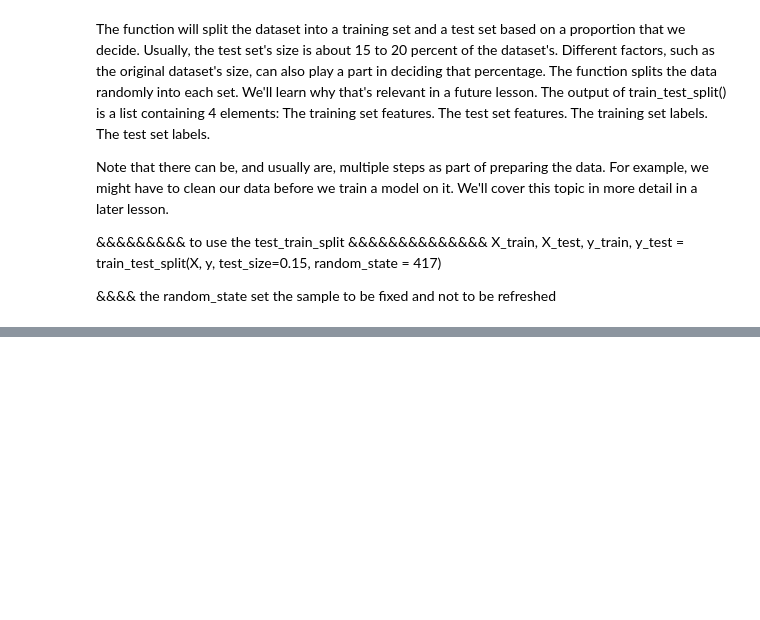
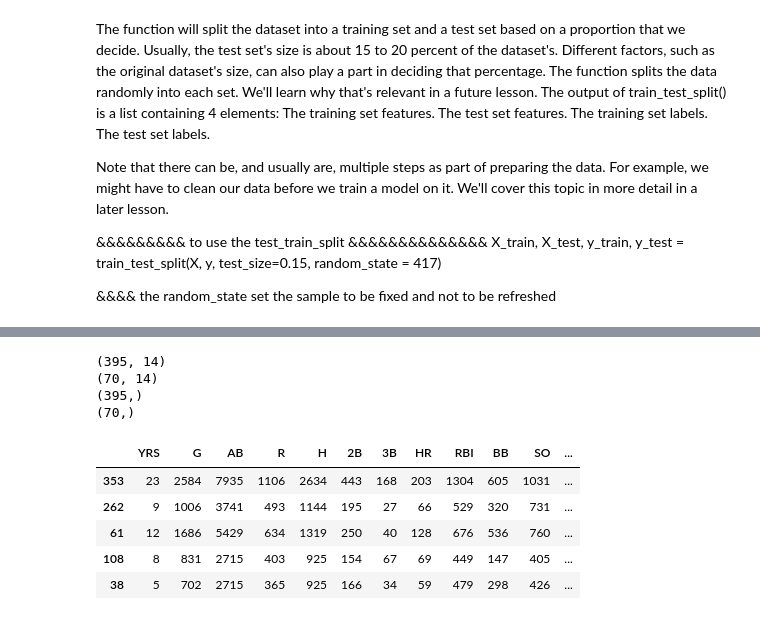
Before and after one commit to LegendSeyi/AI-tutorial-practice, a Jupyter notebook: train_test_split.ipynb, the cells around one changed output, grey strips where cells are left out. Saved outputs shown, nothing was run; the diff lists cells and outputs as text; code cells hidden in the pictures; blank space fills up the shorter version.

```diff
--- a/train_test_split.ipynb
+++ b/train_test_split.ipynb
@@ -73,0 +82,19 @@ X_train, X_test, y_train, y_test =train_test_split(X,y, random_state=23, test_si
+# %%
+print(X_train.shape)
+print(X_test.shape)
+print(y_train.shape)
+print(y_test.shape)
+# %% [output]
+(395, 14)
+(70, 14)
+(395,)
+(70,)
+# %%
+X_train.head()
+# %% [output]
+|  | YRS | G | AB | R | H | 2B | 3B | HR | RBI | BB | SO | ... |
+| 353 | 23 | 2584 | 7935 | 1106 | 2634 | 443 | 168 | 203 | 1304 | 605 | 1031 | ... |
+| 262 | 9 | 1006 | 3741 | 493 | 1144 | 195 | 27 | 66 | 529 | 320 | 731 | ... |
+| 61 | 12 | 1686 | 5429 | 634 | 1319 | 250 | 40 | 128 | 676 | 536 | 760 | ... |
+| 108 | 8 | 831 | 2715 | 403 | 925 | 154 | 67 | 69 | 449 | 147 | 405 | ... |
+| 38 | 5 | 702 | 2715 | 365 | 925 | 166 | 34 | 59 | 479 | 298 | 426 | ... |
```
Also changed, not shown: parts of 4 cells of this notebook.
